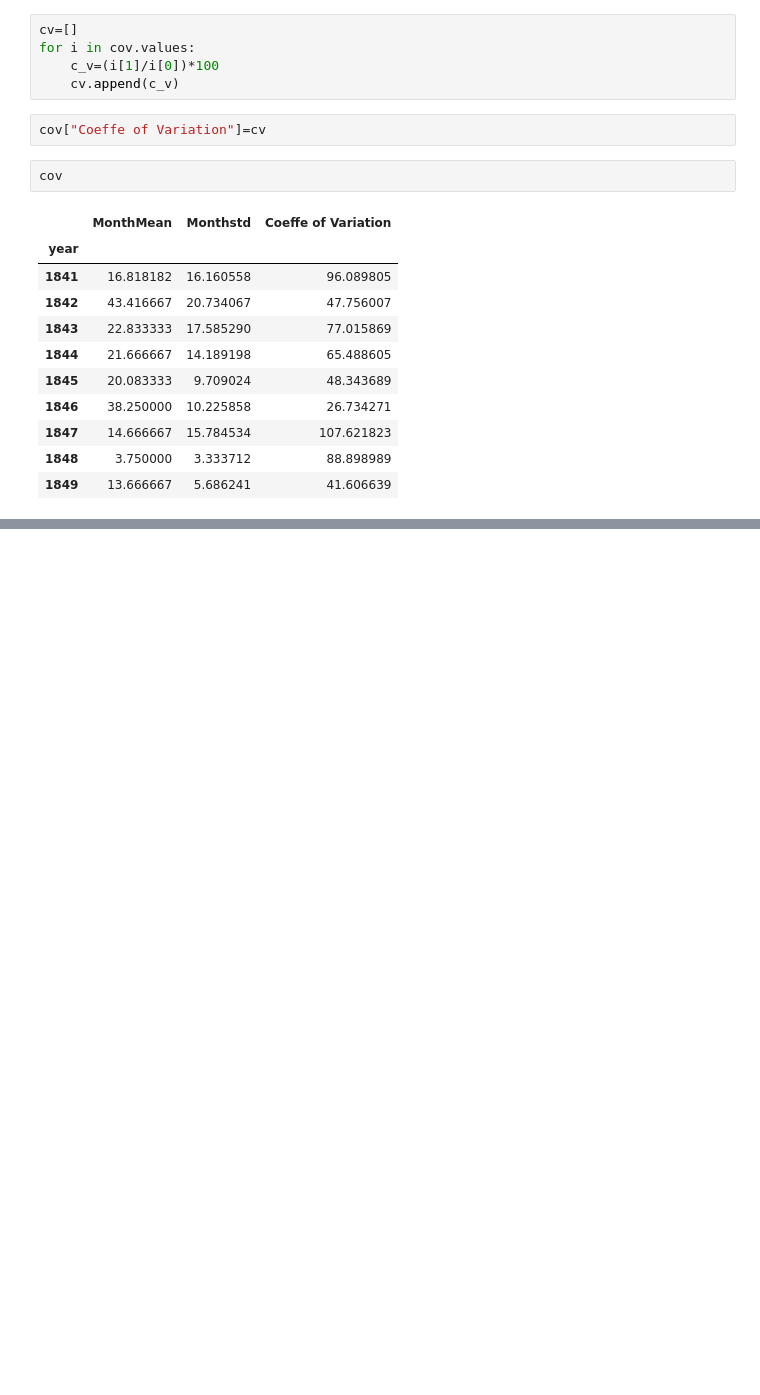
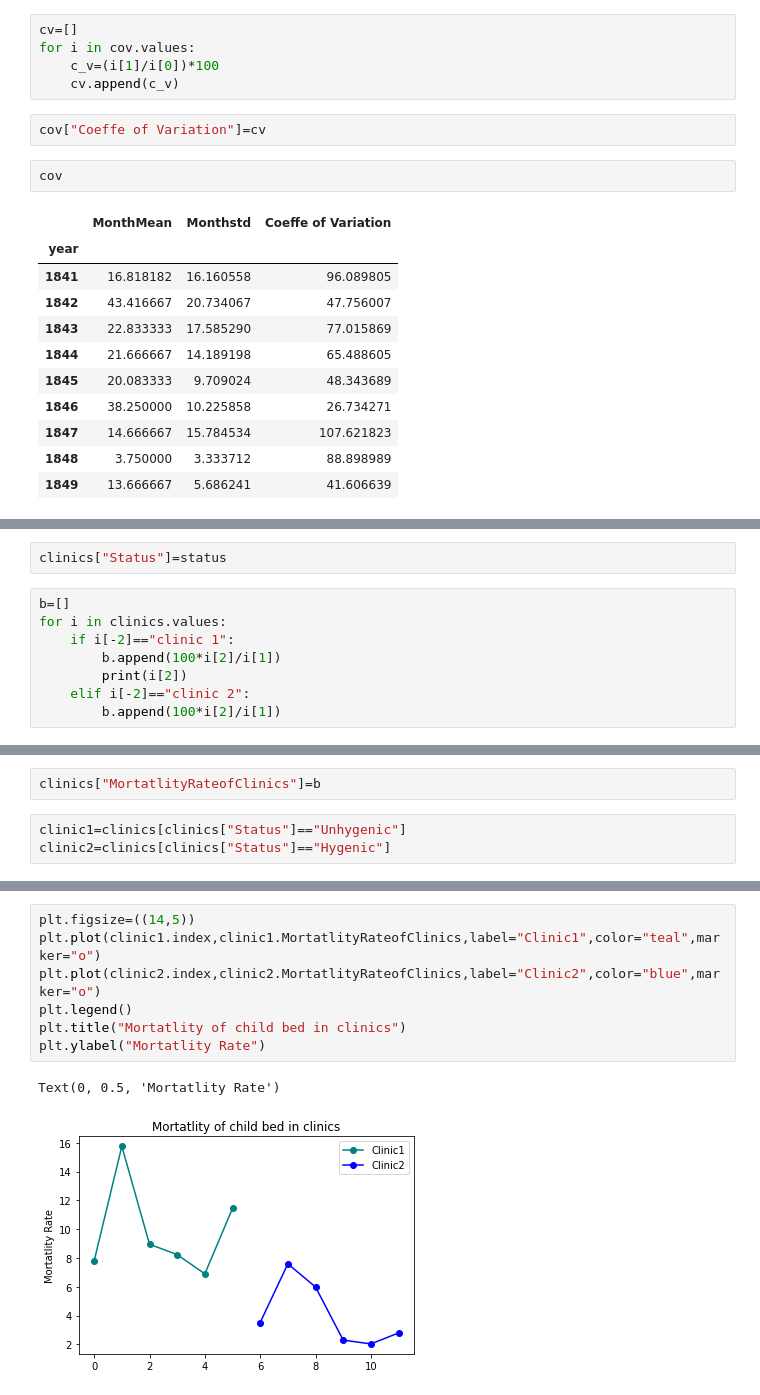
Before and after one commit to Taha028/Child-bed-fever-case-study-Analysis, a Jupyter notebook: Handwashing Case Study .ipynb, the cells around one changed output, grey strips where cells are left out. Cells and saved outputs as stored; diff of their text form; blank space fills up the shorter version.

```diff
--- a/Handwashing Case Study .ipynb
+++ b/Handwashing Case Study .ipynb
@@ -253,0 +329,10 @@ cov
+# %%
+clinics["Status"]=status
+# %%
+b=[]
+for i in clinics.values:
+    if i[-2]=="clinic 1":
+        b.append(100*i[2]/i[1])
+        print(i[2])
+    elif i[-2]=="clinic 2":
+        b.append(100*i[2]/i[1])
@@ -253,0 +346,5 @@ cov
+# %%
+clinics["MortatlityRateofClinics"]=b
+# %%
+clinic1=clinics[clinics["Status"]=="Unhygenic"]
+clinic2=clinics[clinics["Status"]=="Hygenic"]
@@ -253,0 +371,10 @@ cov
+# %%
+plt.figsize=((14,5))
+plt.plot(clinic1.index,clinic1.MortatlityRateofClinics,label="Clinic1",color="teal",marker="o")
+plt.plot(clinic2.index,clinic2.MortatlityRateofClinics,label="Clinic2",color="blue",marker="o")
+plt.legend()
+plt.title("Mortatlity of child bed in clinics")
+plt.ylabel("Mortatlity Rate")
+# %% [output]
+Text(0, 0.5, 'Mortatlity Rate')
+[figure, added]
```
Also changed, not shown: parts of 11 cells of this notebook.
